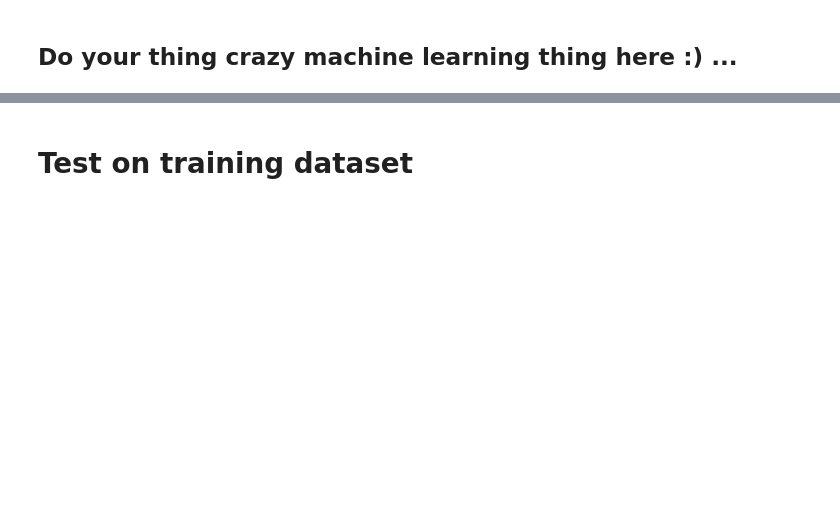
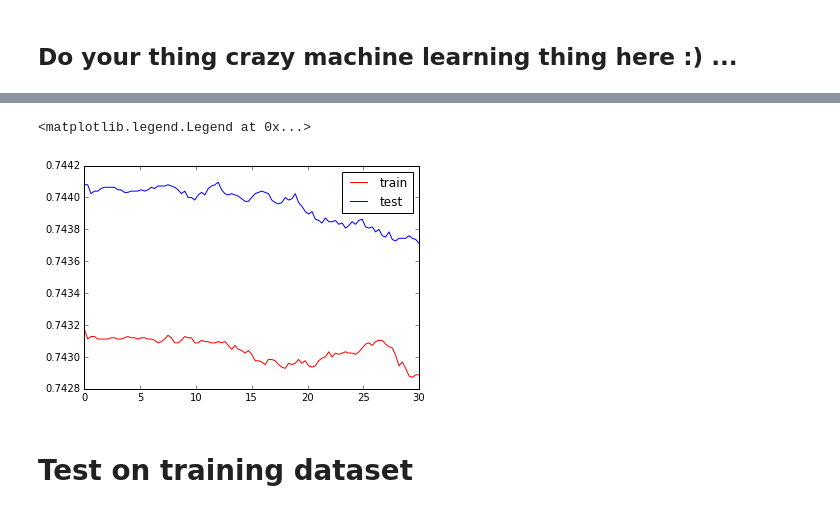
Before and after one commit to deatinor/MachineLearningP1, a Jupyter notebook: scripts/project1.ipynb, the cells around one changed output, grey strips where cells are left out. Drawn from its saved outputs; the diff is of its cells as text; code cells hidden in the pictures; blank space fills up the shorter version.

Commit message:
Added analysis and ridge regression with varying lambdas

```diff
--- a/scripts/project1.ipynb
+++ b/scripts/project1.ipynb
@@ -116,7 +189,7 @@ plt.hist(tX_starting[:,6],bins=70)
 drop_columns=[]
 for i in range(tX_starting.shape[1]):
     coeff=np.corrcoef(y,tX_starting[:,i])[0,1]
-    if abs(coeff)<0.003:
+    if abs(coeff)<0.000:
         drop_columns.append(i)
 tX=np.delete(tX_starting,drop_columns,axis=1)
 tX.shape
@@ -161,3 +240,10 @@ tX_test.shape
+# %%
+def evaluate_prediction(prediction,y):
+    return (sum(y*prediction)/y.shape[0]+1)/2
+# %%
+def evaluate(y,tX,w):
+    prediction=compute_predictions(tX,w)
+    return evaluate_prediction(prediction,y)
 # %%
 def compute_loss(y, tX, w):
     """Calculate the loss.
@@ -313,2 +401,20 @@ print(mse,w)
+# %%
+perc_tr=[]
+perc_te=[]
+
+lambdas = np.linspace(0,30,101)
+for lamb in lambdas:
+    mse,w=ridge_regression(y_train,tX_train,lamb)
+
+    perc_tr.append(evaluate(y_train,tX_train,w))
+    perc_te.append(evaluate(y_test,tX_test,w))
+
+
+plt.plot(lambdas,perc_tr,label='train',color='r')
+plt.plot(lambdas,perc_te,label='test')
+plt.legend()
+# %% [output]
+<matplotlib.legend.Legend at 0x...>
+[figure, added]
 # %% [markdown]
 # Test on training dataset
```
Also changed, not shown: parts of 20 cells of this notebook.
